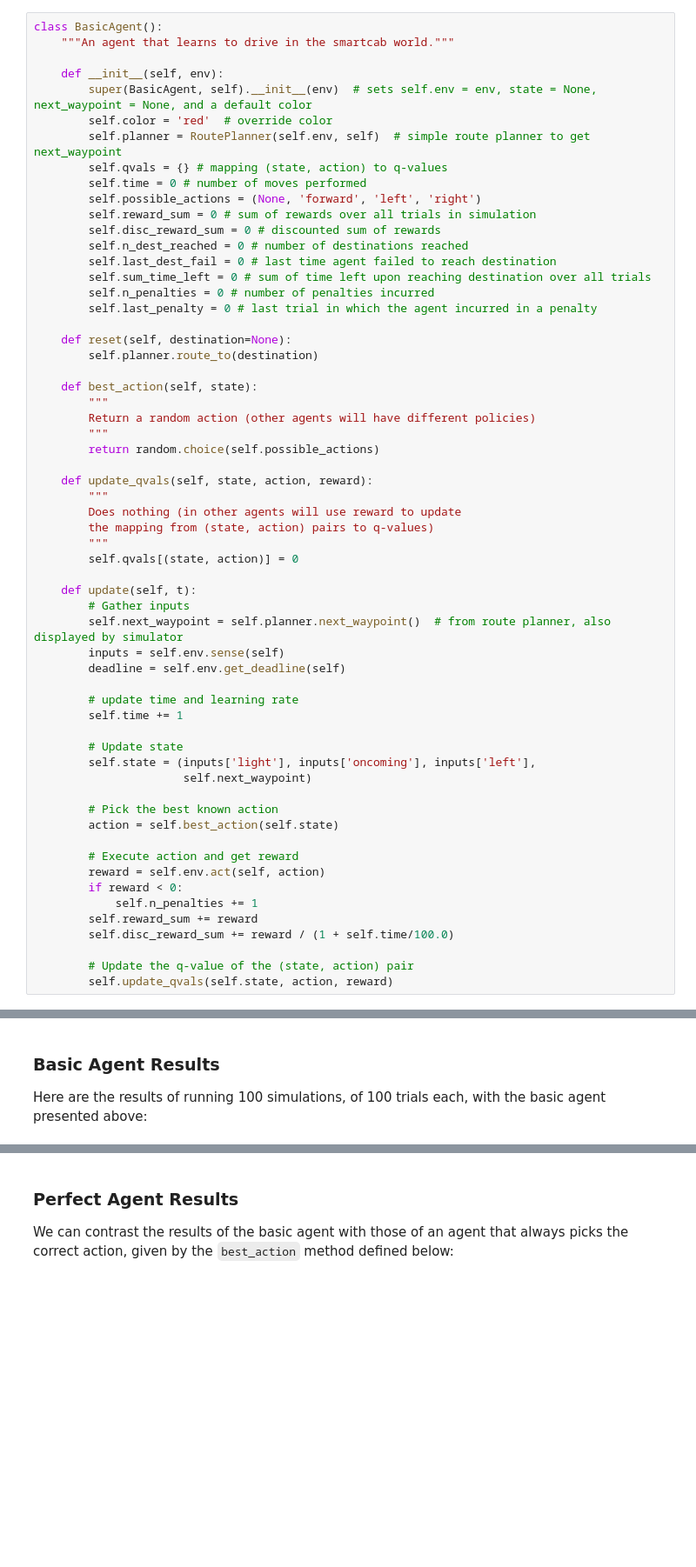
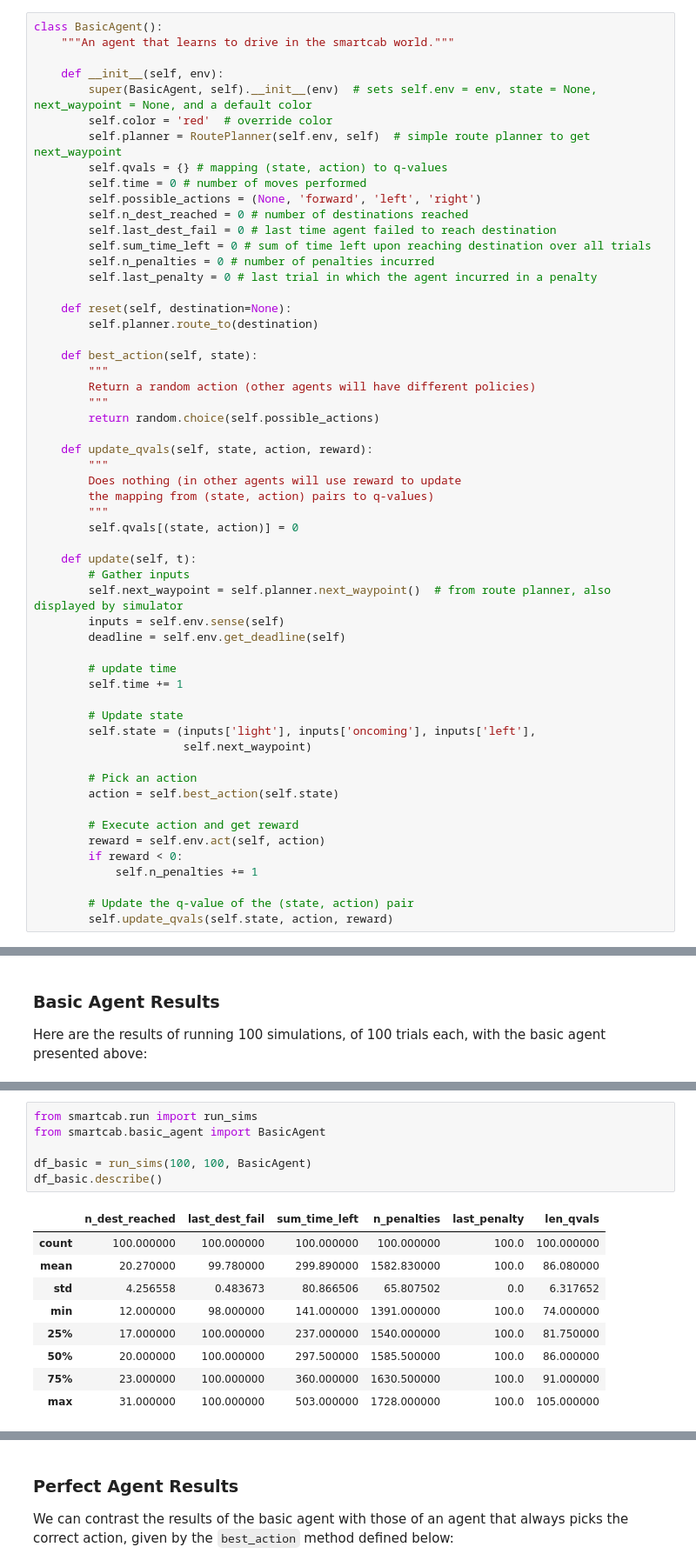
Before and after one commit to lmurtinho/mlend_ps4_smartcab, a Jupyter notebook: project_report.ipynb, the cells around one changed output, grey strips where cells are left out. Shown: that part at 87% size. Drawn from its saved outputs; the diff is of its cells as text; blank space fills up the shorter version.

```diff
--- a/project_report.ipynb
+++ b/project_report.ipynb
@@ -92,8 +88,6 @@ class BasicAgent():
         self.qvals = {} # mapping (state, action) to q-values
         self.time = 0 # number of moves performed
         self.possible_actions = (None, 'forward', 'left', 'right')
-        self.reward_sum = 0 # sum of rewards over all trials in simulation
-        self.disc_reward_sum = 0 # discounted sum of rewards
         self.n_dest_reached = 0 # number of destinations reached
         self.last_dest_fail = 0 # last time agent failed to reach destination
         self.sum_time_left = 0 # sum of time left upon reaching destination over all trials
@@ -122,22 +116,20 @@ class BasicAgent():
         inputs = self.env.sense(self)
         deadline = self.env.get_deadline(self)
 
-        # update time and learning rate
+        # update time
         self.time += 1
 
         # Update state
         self.state = (inputs['light'], inputs['oncoming'], inputs['left'],
                       self.next_waypoint)
 
-        # Pick the best known action
+        # Pick an action
         action = self.best_action(self.state)
 
         # Execute action and get reward
         reward = self.env.act(self, action)
         if reward < 0:
             self.n_penalties += 1
-        self.reward_sum += reward
-        self.disc_reward_sum += reward / (1 + self.time/100.0)
 
         # Update the q-value of the (state, action) pair
         self.update_qvals(self.state, action, reward)
@@ -166,0 +144,16 @@ df_basic.describe()
+# %%
+from smartcab.run import run_sims
+from smartcab.basic_agent import BasicAgent
+
+df_basic = run_sims(100, 100, BasicAgent)
+df_basic.describe()
+# %% [output]
+|  | n_dest_reached | last_dest_fail | sum_time_left | n_penalties | last_penalty | len_qvals |
+| count | 100.000000 | 100.000000 | 100.000000 | 100.000000 | 100.0 | 100.000000 |
+| mean | 20.270000 | 99.780000 | 299.890000 | 1582.830000 | 100.0 | 86.080000 |
+| std | 4.256558 | 0.483673 | 80.866506 | 65.807502 | 0.0 | 6.317652 |
+| min | 12.000000 | 98.000000 | 141.000000 | 1391.000000 | 100.0 | 74.000000 |
+| 25% | 17.000000 | 100.000000 | 237.000000 | 1540.000000 | 100.0 | 81.750000 |
+| 50% | 20.000000 | 100.000000 | 297.500000 | 1585.500000 | 100.0 | 86.000000 |
+| 75% | 23.000000 | 100.000000 | 360.000000 | 1630.500000 | 100.0 | 91.000000 |
+| max | 31.000000 | 100.000000 | 503.000000 | 1728.000000 | 100.0 | 105.000000 |
```
Also changed, not shown: parts of 40 cells of this notebook, 18 other files.
